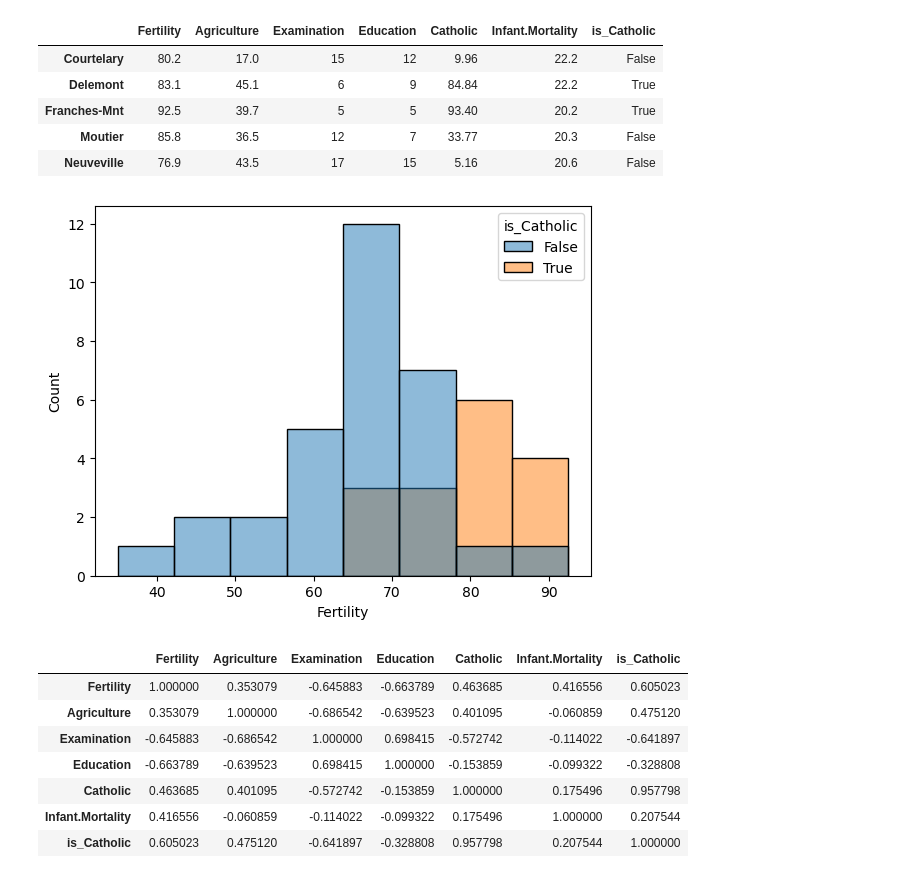
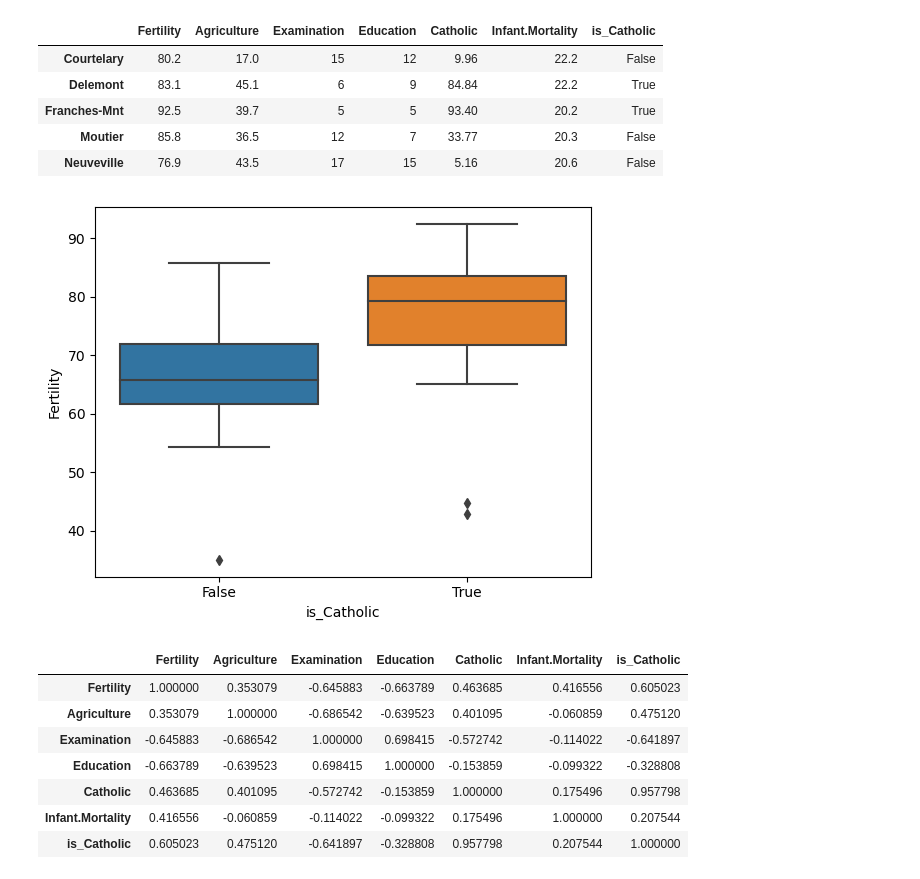
Before and after one commit to Jburch01/numpy-pandas-visualization-exercises, a Jupyter notebook: seaborn_exercises.ipynb, the cells around one changed output. Drawn from its saved outputs; the diff is of its cells as text; code cells hidden in the pictures.

```diff
--- a/seaborn_exercises.ipynb
+++ b/seaborn_exercises.ipynb
@@ -198,7 +202,7 @@ df.head()
 | Moutier | 85.8 | 36.5 | 12 | 7 | 33.77 | 20.3 |
 | Neuveville | 76.9 | 43.5 | 17 | 15 | 5.16 | 20.6 |
 # %%
-df["is_Catholic"] = df.Catholic >= 60.0
+df["is_Catholic"] = df.Catholic > 50
 # %%
 df.head()
 # %% [output]
@@ -209,9 +213,9 @@ df.head()
 | Moutier | 85.8 | 36.5 | 12 | 7 | 33.77 | 20.3 | False |
 | Neuveville | 76.9 | 43.5 | 17 | 15 | 5.16 | 20.6 | False |
 # %%
-sns.histplot(data=df, x='Fertility', hue='is_Catholic');
+sns.boxplot(data=df, x='is_Catholic', y="Fertility");
 # %% [output]
-[figure, old version]
+[figure, new version]
 # %%
 df.corr()
 # %% [output]
```
Also changed, not shown: parts of 16 cells of this notebook.
